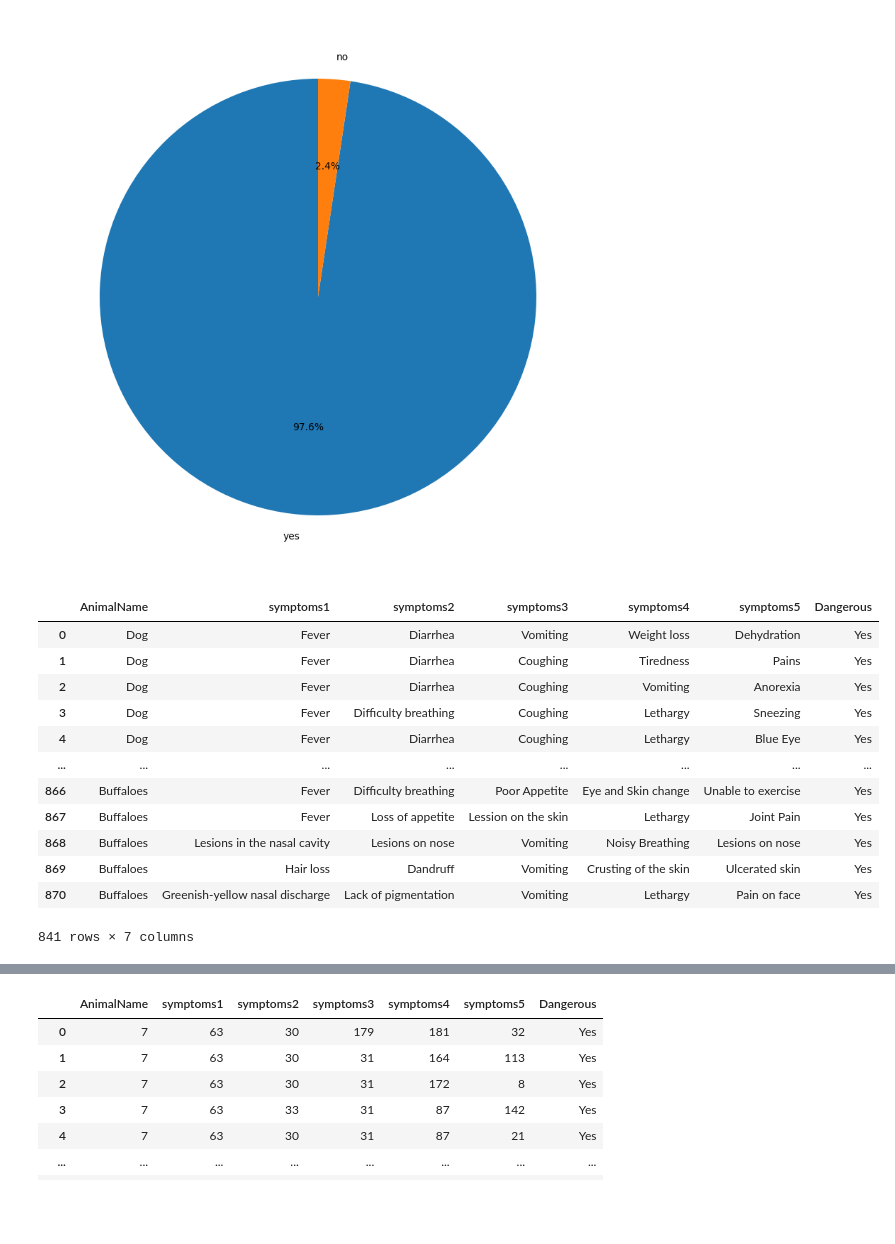
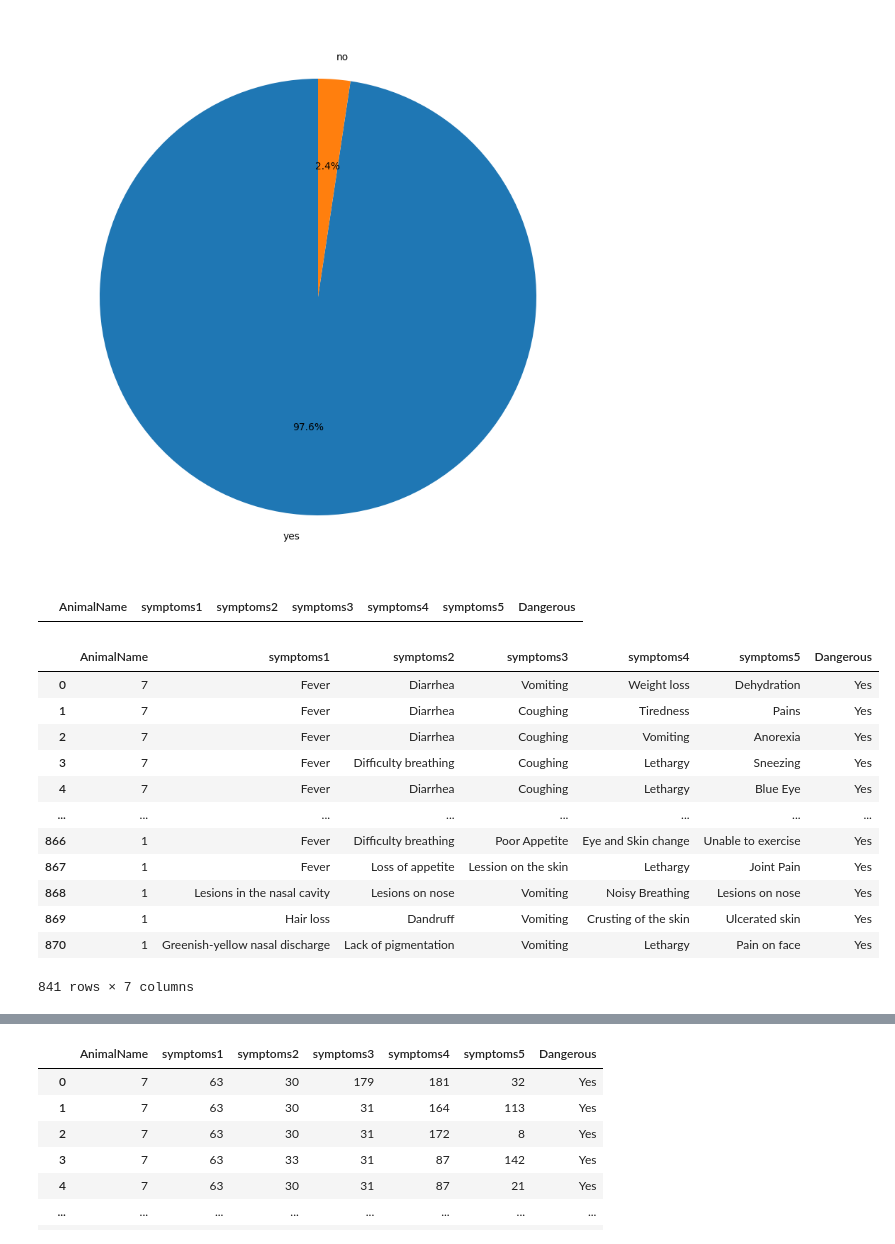
Before and after one commit to adi14023/FDS-project, a Jupyter notebook: FDS/animal-condition-predict-svm-knn.ipynb, the cells around one changed output, grey strips where cells are left out. Saved outputs shown, nothing was run; the diff lists cells and outputs as text; code cells hidden in the pictures; blank space fills up the shorter version.

```diff
--- a/FDS/animal-condition-predict-svm-knn.ipynb
+++ b/FDS/animal-condition-predict-svm-knn.ipynb
@@ -186,18 +192,6 @@ from sklearn.svm import SVC
 from sklearn.metrics import classification_report, accuracy_score, confusion_matrix
 le=LabelEncoder()
 # %%
-df
+df.loc[(df.symptoms1=='Chicken') &  (df.Dangerous=='No')]
 # %% [output]
 |  | AnimalName | symptoms1 | symptoms2 | symptoms3 | symptoms4 | symptoms5 | Dangerous |
-| 0 | Dog | Fever | Diarrhea | Vomiting | Weight loss | Dehydration | Yes |
-| 1 | Dog | Fever | Diarrhea | Coughing | Tiredness | Pains | Yes |
-| 2 | Dog | Fever | Diarrhea | Coughing | Vomiting | Anorexia | Yes |
-| 3 | Dog | Fever | Difficulty breathing | Coughing | Lethargy | Sneezing | Yes |
-| 4 | Dog | Fever | Diarrhea | Coughing | Lethargy | Blue Eye | Yes |
-| ... | ... | ... | ... | ... | ... | ... | ... |
-| 866 | Buffaloes | Fever | Difficulty breathing | Poor Appetite | Eye and Skin change | Unable to exercise | Yes |
-| 867 | Buffaloes | Fever | Loss of appetite | Lession on the skin | Lethargy | Joint Pain | Yes |
-| 868 | Buffaloes | Lesions in the nasal cavity | Lesions on nose | Vomiting | Noisy Breathing | Lesions on nose | Yes |
-| 869 | Buffaloes | Hair loss | Dandruff | Vomiting | Crusting of the skin | Ulcerated skin | Yes |
-| 870 | Buffaloes | Greenish-yellow nasal discharge | Lack of pigmentation | Vomiting | Lethargy | Pain on face | Yes |
-841 rows × 7 columns
@@ -204,3 +207,19 @@ df
+# %%
+df
+# %% [output]
+|  | AnimalName | symptoms1 | symptoms2 | symptoms3 | symptoms4 | symptoms5 | Dangerous |
+| 0 | 7 | Fever | Diarrhea | Vomiting | Weight loss | Dehydration | Yes |
+| 1 | 7 | Fever | Diarrhea | Coughing | Tiredness | Pains | Yes |
+| 2 | 7 | Fever | Diarrhea | Coughing | Vomiting | Anorexia | Yes |
+| 3 | 7 | Fever | Difficulty breathing | Coughing | Lethargy | Sneezing | Yes |
+| 4 | 7 | Fever | Diarrhea | Coughing | Lethargy | Blue Eye | Yes |
+| ... | ... | ... | ... | ... | ... | ... | ... |
+| 866 | 1 | Fever | Difficulty breathing | Poor Appetite | Eye and Skin change | Unable to exercise | Yes |
+| 867 | 1 | Fever | Loss of appetite | Lession on the skin | Lethargy | Joint Pain | Yes |
+| 868 | 1 | Lesions in the nasal cavity | Lesions on nose | Vomiting | Noisy Breathing | Lesions on nose | Yes |
+| 869 | 1 | Hair loss | Dandruff | Vomiting | Crusting of the skin | Ulcerated skin | Yes |
+| 870 | 1 | Greenish-yellow nasal discharge | Lack of pigmentation | Vomiting | Lethargy | Pain on face | Yes |
+841 rows × 7 columns
 # %%
 
 
```
Also changed, not shown: parts of 6 cells of this notebook, 8 other files.
